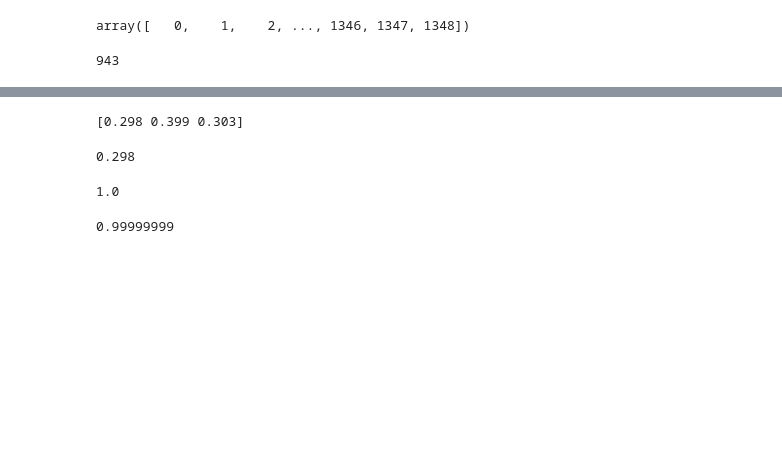
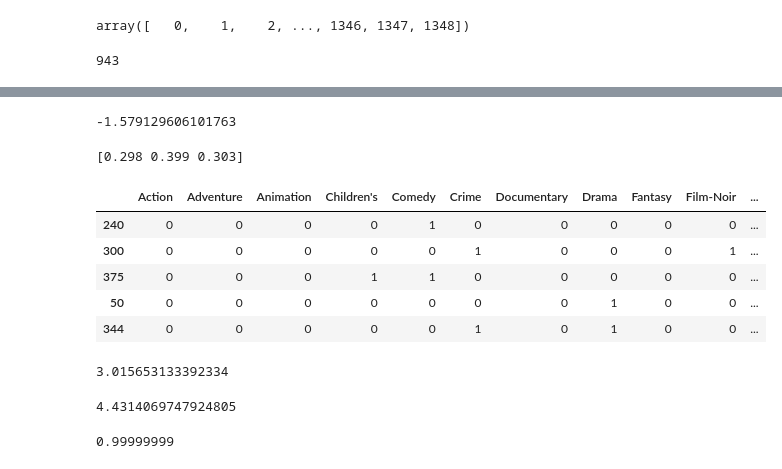
Before and after one commit to tahsinkheya/re_ranking_clean, a Jupyter notebook: kheya_test copy.ipynb, the cells around one changed output, grey strips where cells are left out. Drawn from its saved outputs; the diff is of its cells as text; code cells hidden in the pictures; blank space fills up the shorter version.

```diff
--- a/kheya_test copy.ipynb
+++ b/kheya_test copy.ipynb
@@ -383,3 +544,7 @@ movies[movies["itemID"] == 96]
+# %%
+0.26638579*-5.92797989
+# %% [output]
+-1.579129606101763
 # %%
 p = np.array([0.1, 0.3, 0.6])
 q = np.array([0.3, 0.4, 0.3])
@@ -388,14 +553,23 @@ q_t = (1 - 0.01) * q + 0.01 * p
 print(q_t)
 # %% [output]
 [0.298 0.399 0.303]
-# %%
-0.99 * 0.3 + 0.01 * 0.1
-# %% [output]
-0.298
-# %%
-sum([0.298, 0.399, 0.303])
-# %% [output]
-1.0
+# %%
+movies[:5]
+# %% [output]
+|  | Action | Adventure | Animation | Children's | Comedy | Crime | Documentary | Drama | Fantasy | Film-Noir | ... |
+| 240 | 0 | 0 | 0 | 0 | 1 | 0 | 0 | 0 | 0 | 0 | ... |
+| 300 | 0 | 0 | 0 | 0 | 0 | 1 | 0 | 0 | 0 | 1 | ... |
+| 375 | 0 | 0 | 0 | 1 | 1 | 0 | 0 | 0 | 0 | 0 | ... |
+| 50 | 0 | 0 | 0 | 0 | 0 | 0 | 0 | 1 | 0 | 0 | ... |
+| 344 | 0 | 0 | 0 | 0 | 0 | 1 | 0 | 1 | 0 | 0 | ... |
+# %%
+scores[0][4]
+# %% [output]
+3.015653133392334
+# %%
+scores[0][1]
+# %% [output]
+4.4314069747924805
 # %%
 sum(
     [
```
Also changed, not shown: parts of 8 cells of this notebook, 6 other files.
